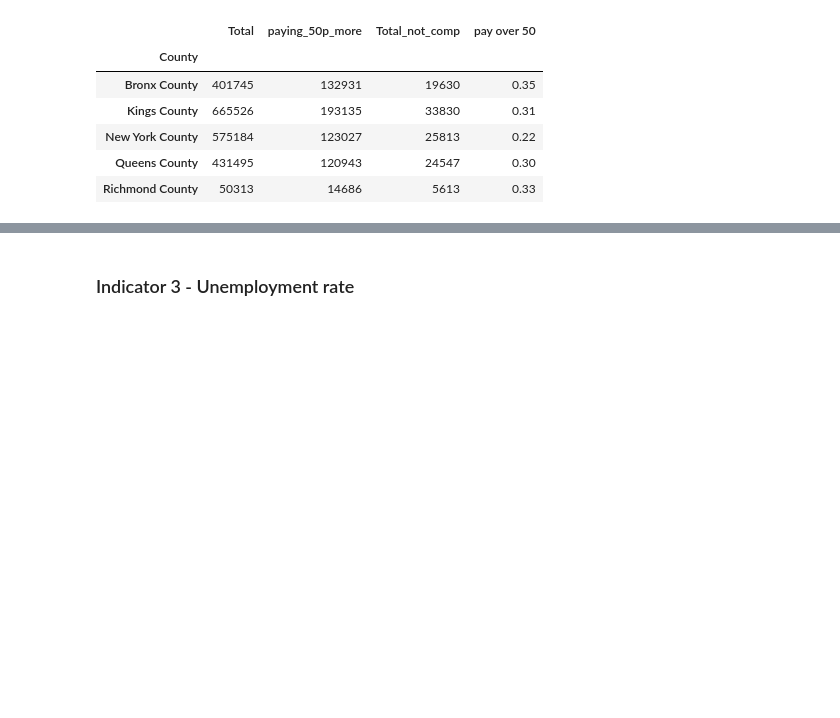
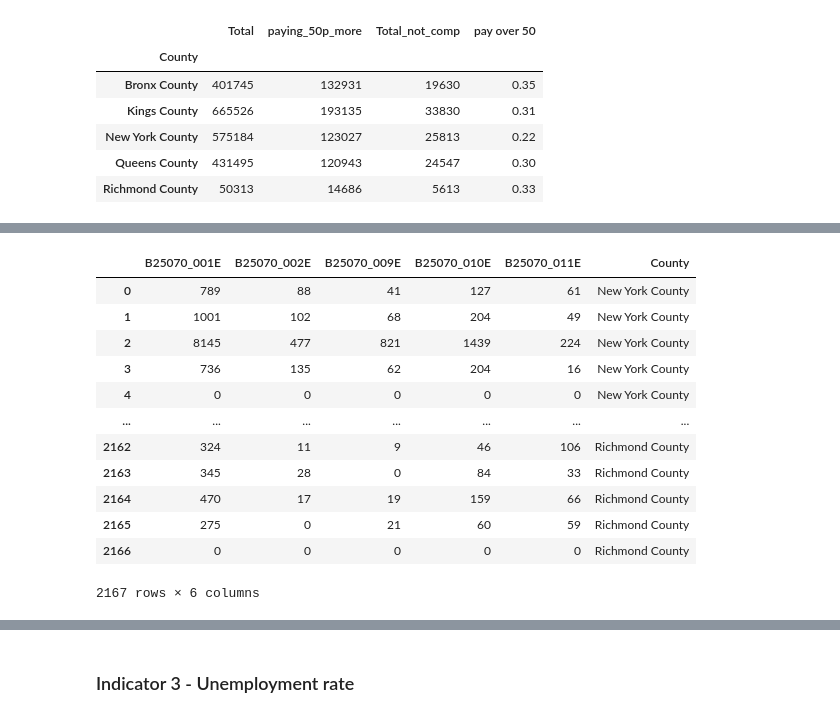
Before and after one commit to community-insight-impact/cvi_ucla_partnership, a Jupyter notebook: notebooks/merge_data_rent.ipynb, the cells around one changed output, grey strips where cells are left out. Saved outputs shown, nothing was run; the diff lists cells and outputs as text; code cells hidden in the pictures; blank space fills up the shorter version.

Commit message:
cleaned up data needed for indic 2

```diff
--- a/notebooks/merge_data_rent.ipynb
+++ b/notebooks/merge_data_rent.ipynb
@@ -86,0 +93,5 @@ income.head()
+# %%
+# viewing all column names to choose which ones to keep
+pd.set_option('display.max_rows', None)
+display(income.iloc[0])
+pd.reset_option('display.max_rows')
@@ -86,0 +145,8 @@ income.head()
+# %%
+# subset of the rent table needed for calculations
+
+rent_sub = pd.read_csv('../data/rent-as-percentage-income/ACSDT5Y2018.B25070_data_with_overlays_2020-11-19T201947.csv',
+                   low_memory=False, skiprows=[1],
+                   usecols=['NAME','B25070_001E','B25070_011E',
+                            'B25070_002E', 'B25070_009E','B25070_010E'])
+rent_sub.head()
@@ -86,0 +160,20 @@ income.head()
+# %%
+# Extract County names
+rent_sub['County'] = rent_sub['NAME'].str.split(pat = ',',expand = True)[1]
+rent_sub.drop(['NAME'], axis=1, inplace = True)
+
+rent_sub
+# %% [output]
+|  | B25070_001E | B25070_002E | B25070_009E | B25070_010E | B25070_011E | County |
+| 0 | 789 | 88 | 41 | 127 | 61 | New York County |
+| 1 | 1001 | 102 | 68 | 204 | 49 | New York County |
+| 2 | 8145 | 477 | 821 | 1439 | 224 | New York County |
+| 3 | 736 | 135 | 62 | 204 | 16 | New York County |
+| 4 | 0 | 0 | 0 | 0 | 0 | New York County |
+| ... | ... | ... | ... | ... | ... | ... |
+| 2162 | 324 | 11 | 9 | 46 | 106 | Richmond County |
+| 2163 | 345 | 28 | 0 | 84 | 33 | Richmond County |
+| 2164 | 470 | 17 | 19 | 159 | 66 | Richmond County |
+| 2165 | 275 | 0 | 21 | 60 | 59 | Richmond County |
+| 2166 | 0 | 0 | 0 | 0 | 0 | Richmond County |
+2167 rows × 6 columns
```
Also changed, not shown: parts of 12 cells of this notebook.
